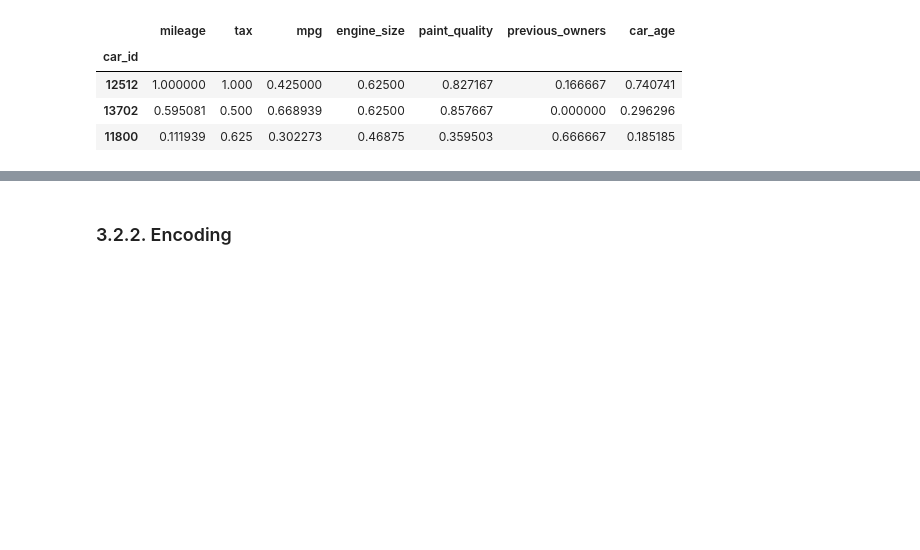
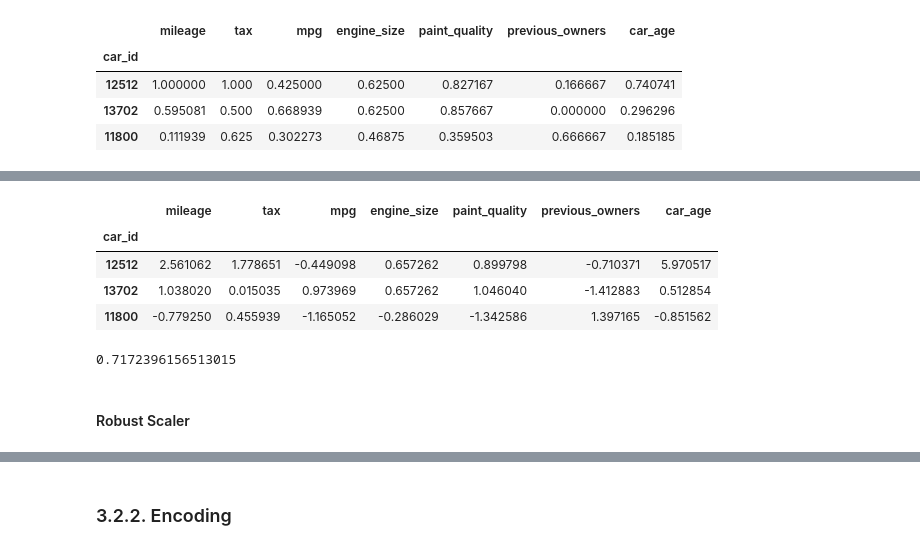
Before and after one commit to TheFriendlyTwin/Group14-Cars4You-Project, a Jupyter notebook: Project_Group14.ipynb, the cells around one changed output, grey strips where cells are left out. Saved outputs shown, nothing was run; the diff lists cells and outputs as text; code cells hidden in the pictures; blank space fills up the shorter version.

```diff
--- a/Project_Group14.ipynb
+++ b/Project_Group14.ipynb
@@ -1784,0 +1844,19 @@ X_val_num_scaled.head(3)
+# %%
+# Repeating for validation
+X_val_num_Std = scaler_Std.transform(X_val_num)
+X_val_num_Std = pd.DataFrame(X_val_num_Std, columns = X_val_num.columns).set_index(X_validation.index)
+X_val_num_Std.head(3)
+# %% [output]
+|  | mileage | tax | mpg | engine_size | paint_quality | previous_owners | car_age |
+| car_id |  |  |  |  |  |  |  |
+| 12512 | 2.561062 | 1.778651 | -0.449098 | 0.657262 | 0.899798 | -0.710371 | 5.970517 |
+| 13702 | 1.038020 | 0.015035 | 0.973969 | 0.657262 | 1.046040 | -1.412883 | 0.512854 |
+| 11800 | -0.779250 | 0.455939 | -1.165052 | -0.286029 | -1.342586 | 1.397165 | -0.851562 |
+# %%
+model_std = DecisionTreeRegressor().fit(X_train_num_Std, y_train)
+
+model_std.score(X_val_num_Std, y_validation)
+# %% [output]
+0.7172396156513015
+# %% [markdown]
+#### Robust Scaler
```
Also changed, not shown: parts of 37 cells of this notebook.
